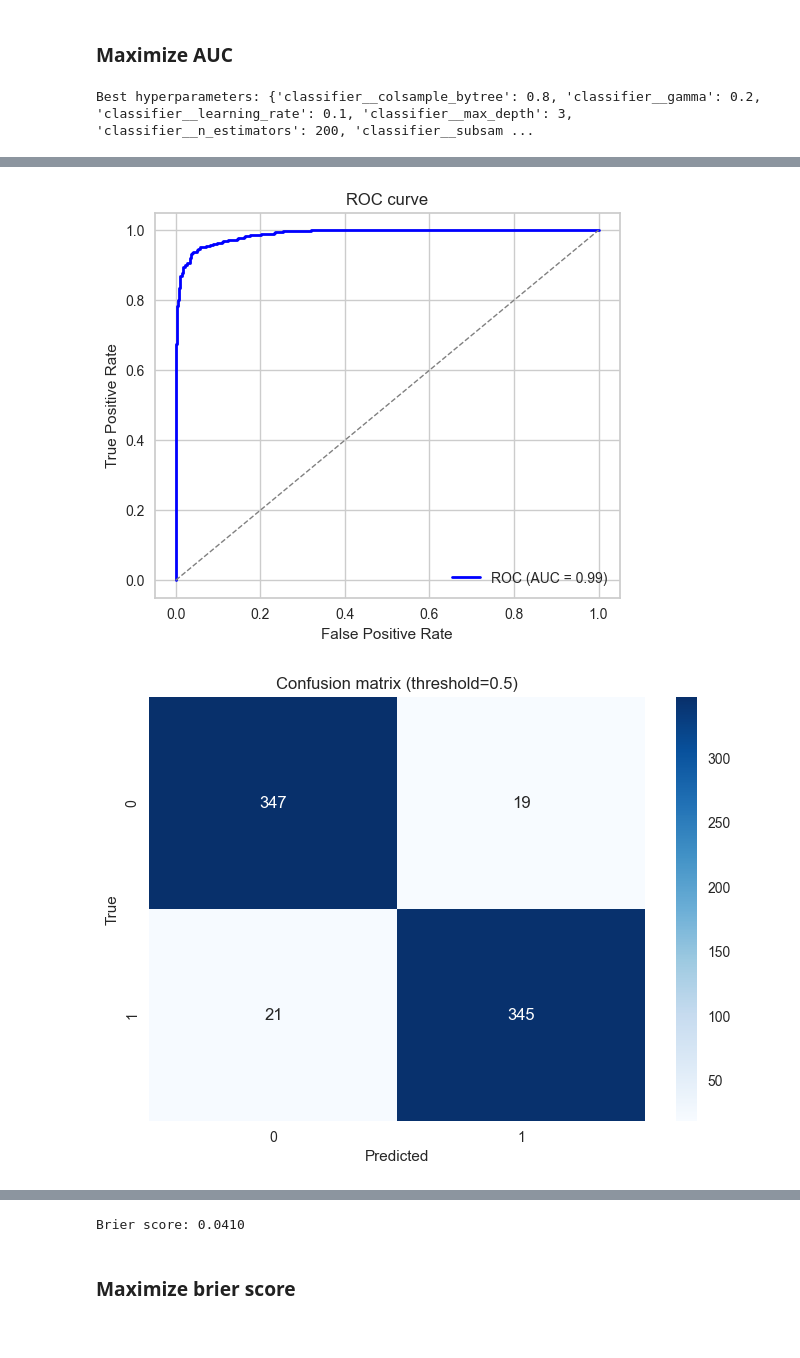
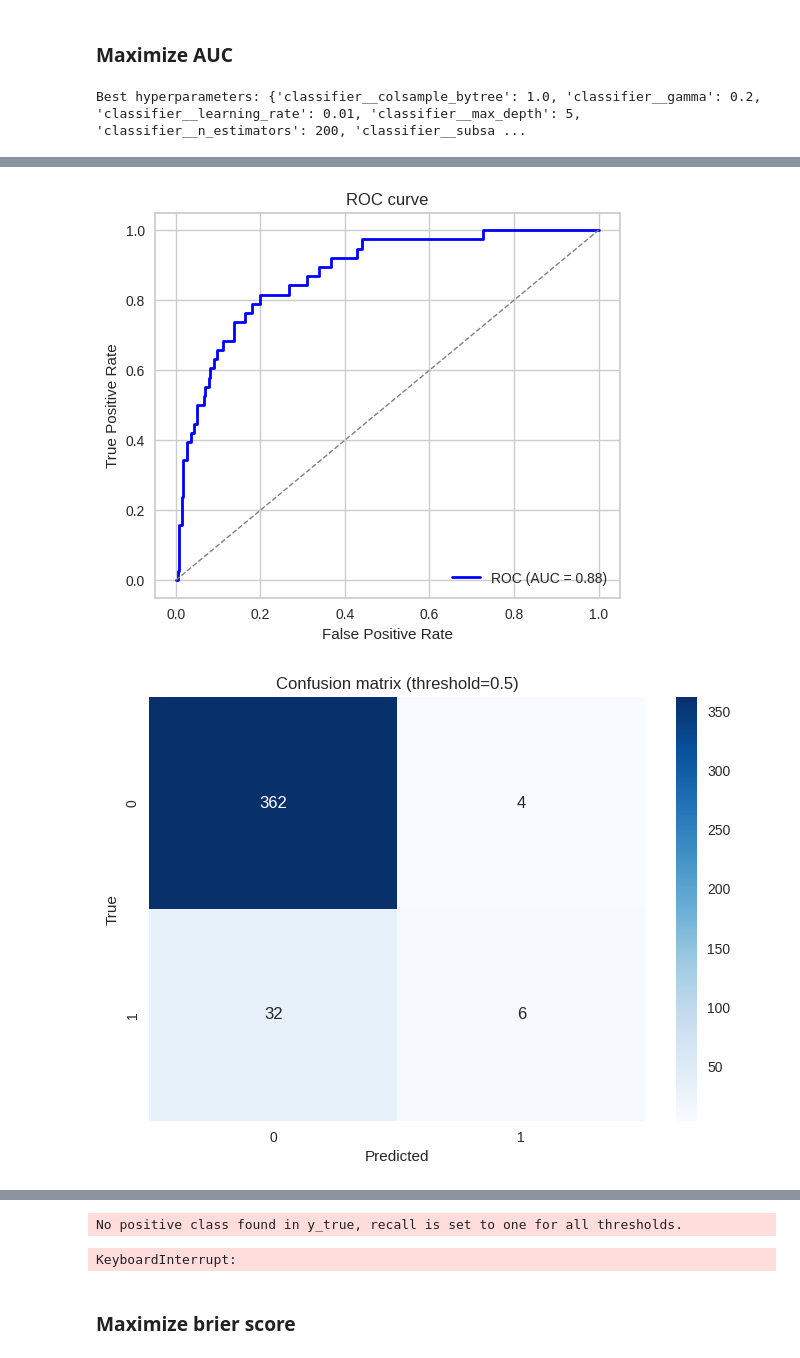
Before and after one commit to PiotrRenk/microscopic-epe-proj, a Jupyter notebook: notebooks/nodal_involvment.ipynb, the cells around one changed output, grey strips where cells are left out. Cells and saved outputs as stored; diff of their text form; code cells hidden in the pictures.

```diff
--- a/notebooks/nodal_involvment.ipynb
+++ b/notebooks/nodal_involvment.ipynb
@@ -270,0 +273,14 @@ plot_confusion_matrix(y_true, y_pred_probs=y_pred_probs, threshold=0.2)
+# %%
+num_pipeline = Pipeline(steps=[
+    ('impute', SimpleImputer(strategy='median')),
+])
+cat_pipeline = Pipeline(steps=[
+    ('impute', SimpleImputer(strategy='most_frequent')),
+])
+preprocessor = ColumnTransformer(transformers=[
+    ('num', num_pipeline, numerical_cols),
+    ('cat', cat_pipeline, categorical_cols)
+])
+
+preprocessor.fit(X)
+X_imputed = preprocessor.transform(X)
@@ -287,20 +357,20 @@ model_pipeline = Pipeline(steps=[
     ('classifier', XGBClassifier(random_state=42))
 ])
 grid_search = GridSearchCV(model_pipeline, param_grid, cv=3, scoring='roc_auc', n_jobs=-1)
-grid_search.fit(X_smote_df, y_smote)
+grid_search.fit(X, y)
 print("Best hyperparameters:", grid_search.best_params_)
 # %% [output]
-Best hyperparameters: {'classifier__colsample_bytree': 0.8, 'classifier__gamma': 0.2, 'classifier__learning_rate': 0.1, 'classifier__max_depth': 3, 'classifier__n_estimators': 200, 'classifier__subsam ...
+Best hyperparameters: {'classifier__colsample_bytree': 1.0, 'classifier__gamma': 0.2, 'classifier__learning_rate': 0.01, 'classifier__max_depth': 5, 'classifier__n_estimators': 200, 'classifier__subsa ...
 # %%
-hyperparams = {'colsample_bytree': 0.8, 'gamma': 0.2, 'learning_rate': 0.1, 'max_depth': 3, 'n_estimators': 200, 'subsample': 0.6}
+hyperparams = {'colsample_bytree': 1.0, 'gamma': 0.2, 'learning_rate': 0.01, 'max_depth': 5, 'n_estimators': 200, 'subsample': 0.8}
 
 untrained_model = XGBClassifier(random_state=42, **hyperparams)
 
-y_true, y_pred, y_pred_probs, false_positive_rate, true_positive_rate, total_roc_auc, trained_model = train_and_evaluate_model(untrained_model, X_smote_df, y_smote, numerical_cols, categorical_cols, n_folds=5)
+y_true, y_pred, y_pred_probs, false_positive_rate, true_positive_rate, total_roc_auc, trained_model = train_and_evaluate_model(untrained_model, X, y, numerical_cols, categorical_cols, n_folds=5)
 plot_roc(false_positive_rate, true_positive_rate, total_roc_auc)
 plot_confusion_matrix(y_true, y_pred)
-plot_feature_importances(trained_model, X_smote_df, y_smote)
-plot_discrimination_threshold(untrained_model, X_smote_df, y_smote)
+plot_feature_importances(trained_model, X, y)
+plot_discrimination_threshold(untrained_model, X, y)
 brier = brier_score_loss(y_true, y_pred_probs)
 print(f"Brier score: {brier:.4f}")
 # %% [output]
@@ -324,4 +394,4 @@ ROC AUC score: 0.9888620143927858
-[figure, old version]
+[figure, new version]
-[figure, old version]
+[figure, new version]
 Preparation of a new explainer is initiated
 
@@ -343,4 +412,5 @@ A new explainer has been created!
-Brier score: 0.0410
+No positive class found in y_true, recall is set to one for all thresholds.
+KeyboardInterrupt:
 # %% [markdown]
 ### Maximize brier score
 # %%
```
Also changed, not shown: parts of 7 cells of this notebook, 3 other files.
